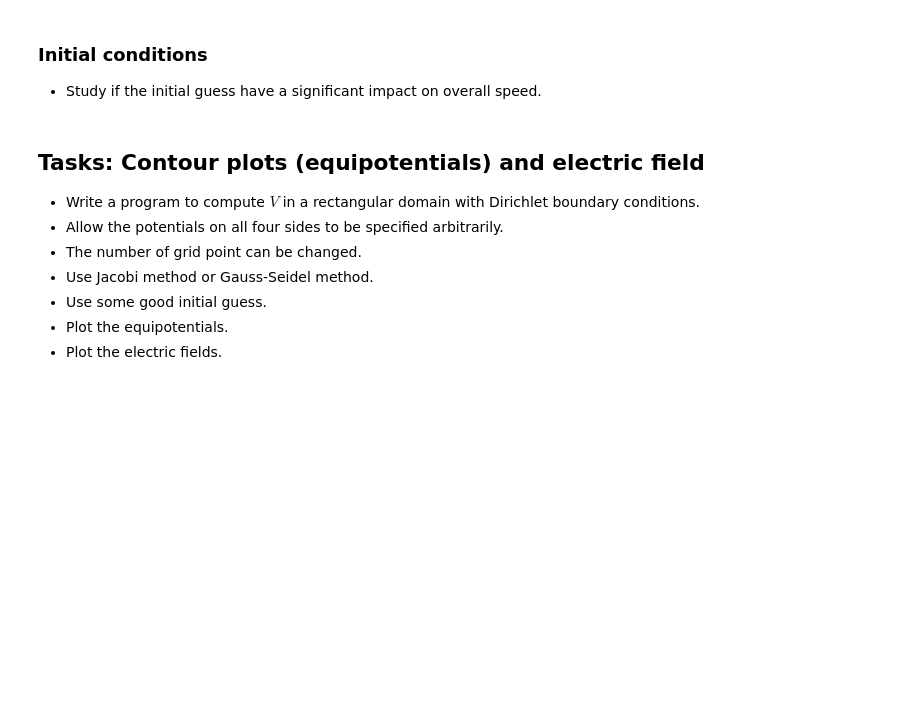
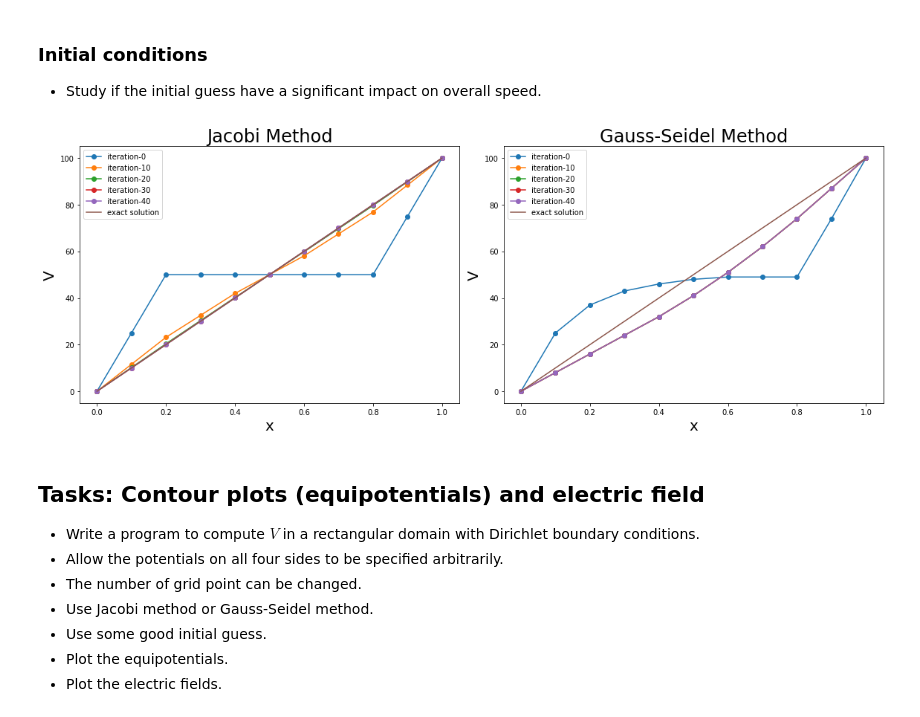
Before and after one commit to pcchen/Computation-in-Physics, a Jupyter notebook: 107010002/Relaxation_Method_Template.ipynb, the cells around one changed output. Saved outputs shown, nothing was run; the diff lists cells and outputs as text; code cells hidden in the pictures; blank space fills up the shorter version.

```diff
--- a/107010002/Relaxation_Method_Template.ipynb
+++ b/107010002/Relaxation_Method_Template.ipynb
@@ -183,6 +196,42 @@ fig.tight_layout()
 ### Initial conditions
 
 * Study if the initial guess have a significant impact on overall speed.
+# %%
+x=np.linspace(0,1,11)
+y=np.linspace(0,100,101)
+v=np.full(11,50)
+v[10]=100
+v[0]=0
+fig, ax=plt.subplots(ncols=2,nrows=1,figsize=(16,6))
+#Jacobi Method
+for j in range (50):
+    a=np.array(0.5*(v[0:-2]+v[2:]))
+    v=np.append(np.append([0],a),[100])
+    if j%10==0:
+        ax[0].plot(x,v,'-o',label="iteration-"+format(j))
+ax[0].plot(x,100*x,label="exact solution")
+ax[0].set_xlabel('x',fontsize=20)
+ax[0].set_ylabel('V',fontsize=20)
+ax[0].legend()
+ax[0].set_title('Jacobi Method', fontsize=24)
+#Gauss-Seidel Method
+v=np.full(11,50)
+v[10]=100
+v[0]=0
+v[10]=100
+for j in range (50):
+    for i in range (1,10):
+        v[i]=0.5*(v[i-1]+v[i+1])
+    if j%10==0:
+        ax[1].plot(x,v,'-o',label="iteration-"+format(j))
+ax[1].plot(x,100*x,label="exact solution")
+ax[1].set_xlabel('x',fontsize=20)
+ax[1].set_ylabel('V',fontsize=20)
+ax[1].legend()
+ax[1].set_title('Gauss-Seidel Method', fontsize=24)
+fig.tight_layout()
+# %% [output]
+[figure, added]
 # %% [markdown]
 ## Tasks: Contour plots (equipotentials) and electric field
 
```
Also changed, not shown: parts of 7 cells of this notebook.
